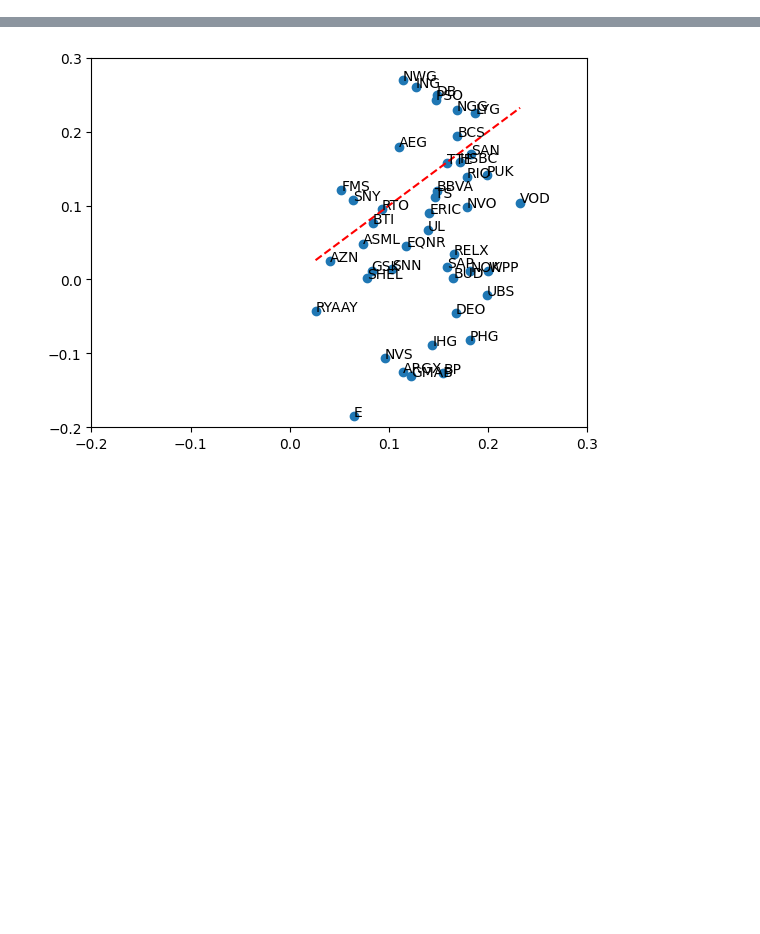
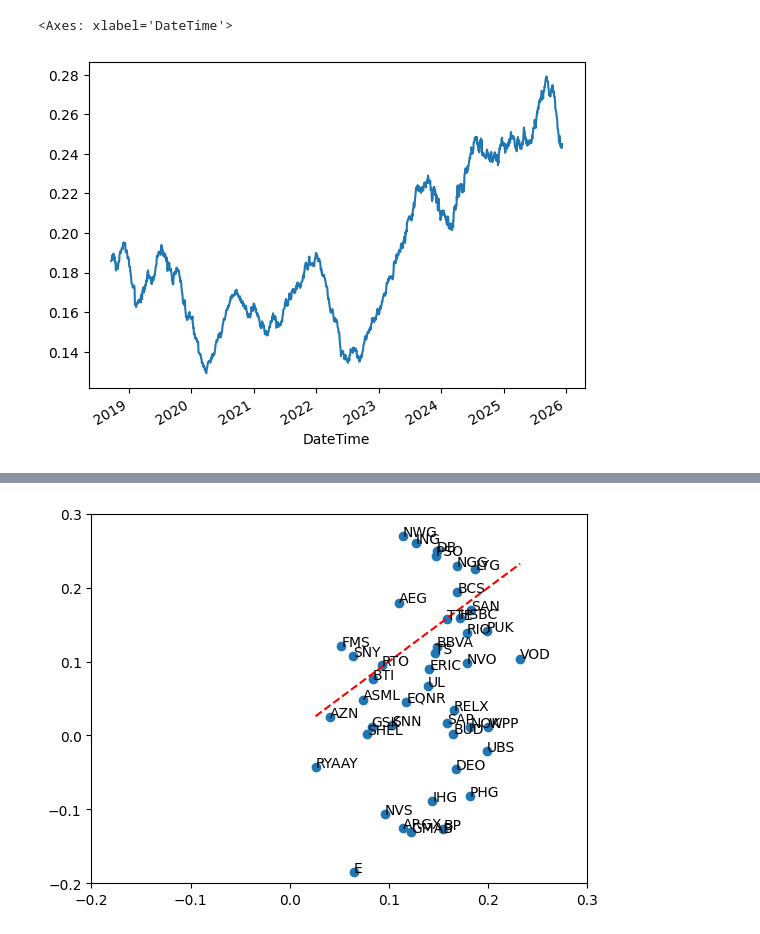
Before and after one commit to petermelq/research_adr, a Jupyter notebook: notebooks/relative_volume_weighted_analyze_hedged_prediction.ipynb, the cells around one changed output, grey strips where cells are left out. Cells and saved outputs as stored; diff of their text form; code cells hidden in the pictures; blank space fills up the shorter version.

```diff
--- a/notebooks/relative_volume_weighted_analyze_hedged_prediction.ipynb
+++ b/notebooks/relative_volume_weighted_analyze_hedged_prediction.ipynb
@@ -76,5 +54,17 @@ daily_volume
 # %%
 import numpy as np
+
+measured_time = [
+                '13:00:00',
+                '13:30:00',
+                '14:00:00',
+                '14:30:00',
+                '15:00:00',
+                '15:30:00',
+                '15:35:00',
+                '15:40:00',
+                '15:45:00',
+            ]
 
 volume_lookback = 250
 min_p = 0.2
@@ -88,6 +78,7 @@ post_25_ic = {}
 scaled_post_25_ic = {}
 low_flow_ic = {}
 volume_df = pd.read_parquet('../data/processed/adrs/adr_volume_since_local_close.parquet').dropna(how='all').ffill()
+frac_volume = (volume_pre_close/afternoon_volume)
 for ticker in close_df.columns:
     hedge_ticker = hedge_dict[ticker]
     all_ic[ticker] = []
@@ -117,27 +108,30 @@ for ticker in close_df.columns:
         daily['hedged_ret'] = daily['adr_ret'] - daily['hedge_ratio'] * daily['etf_ret']
         daily['signal'] = daily['signal']#.clip(-0.01, 0.01)
 
-        daily_volume = volume_df[[ticker]].rename(columns={ticker: 'volume'}).between_time(t0,t0).copy()
-        daily_volume['mean_volume'] = daily_volume['volume'].rolling(volume_lookback).mean()
+        # daily_volume = volume_df[[ticker]].rename(columns={ticker: 'volume'}).between_time(t0,t0).copy()
+        # daily_volume['mean_volume'] = daily_volume['volume'].rolling(volume_lookback).mean()
         #daily_volume['volume_factor'] = daily_volume['volume'].rolling(volume_lookback).apply(get_volume_factor, args=(min_p,))
-        daily = daily.merge(daily_volume,
-                            left_index=True, right_index=True,
-                            how='left')
+        # daily = daily.merge(daily_volume,
+        #                     left_index=True, right_index=True,
+        #                     how='left')
+        daily = daily.merge(frac_volume[[ticker]].rename(columns={ticker: 'frac_volume'}),
+                            left_on='date', right_index=True, how='left')
 
         all_ic[ticker].append(daily['adr_ret'].corr(daily['signal']))
         all_hedged_ic[ticker].append(daily['hedged_ret'].corr(daily['signal']))
         #all_volume_scaled_ic[ticker].append(daily['hedged_ret'].corr(daily['signal'] * daily['volume_factor']))
         #scaled_post_25_ic[ticker].append(daily.loc['2025-05':,'hedged_ret'].corr(daily.loc['2025-05':,'signal'] * daily.loc['2025':,'volume_factor']))
-        #low_flow_ic[ticker].append(daily.loc[daily['volume_factor'] < 0.25,'hedged_ret'].corr(daily.loc[daily['volume_factor'] < 0.25,'signal']))
+
         pre_25_ic[ticker].append(daily.loc[:'2024','hedged_ret'].corr(daily.loc[:'2024','signal']))
-        post_25_ic[ticker].append(daily.loc['2025-05':,'hedged_ret'].corr(daily.loc['2025-05':,'signal']))
+        post_25_ic[ticker].append(daily.loc['2025':,'hedged_ret'].corr(daily.loc['2025':,'signal']))
+        low_flow_ic[ticker].append(daily.loc['2025':].loc[daily.loc['2025':]['frac_volume'] < 0.25,'hedged_ret'].corr(daily.loc['2025':].loc[daily.loc['2025':]['frac_volume'] < 0.25,'signal']))
         if t0 == t0_for_cov:
             daily['ticker'] = ticker
             daily['date'] = daily.index.tz_localize(None).normalize()
             all_daily.append(daily[['ticker', 'date', 'hedged_ret','adr_ret','signal']])
 
     #print(f'Ticker: {ticker}, ICs: {np.mean(all_ic[ticker]):.3f} hedged ICs: {np.mean(all_hedged_ic[ticker]):.3f}, volume scaled ICs: {np.mean(all_volume_scaled_ic[ticker]):.3f}')
-    print(f'Ticker: {ticker}, ICs: {np.mean(post_25_ic[ticker]):.3f} volume scaled ICs: {np.mean(scaled_post_25_ic[ticker]):.3f} low flow ICs: {np.mean(low_flow_ic[ticker]):.3f}')
+    print(f'Ticker: {ticker}, pre 25 ICs: {np.mean(pre_25_ic[ticker]):.3f}, post 25 ICs: {np.mean(post_25_ic[ticker]):.3f}, low flow post 25 ICs: {np.mean(low_flow_ic[ticker]):.3f}')
 
 daily_df = pd.concat(all_daily, ignore_index=True)
 # Drop any duplicates based on date and ticker, keeping the first occurrence
@@ -152,0 +160,5 @@ KeyboardInterrupt:
+# %%
+frac_volume['NOK'].rolling(100).mean().plot()
+# %% [output]
+<Axes: xlabel='DateTime'>
+[figure, added]
```
Also changed, not shown: parts of 11 cells of this notebook, 6 other files.
